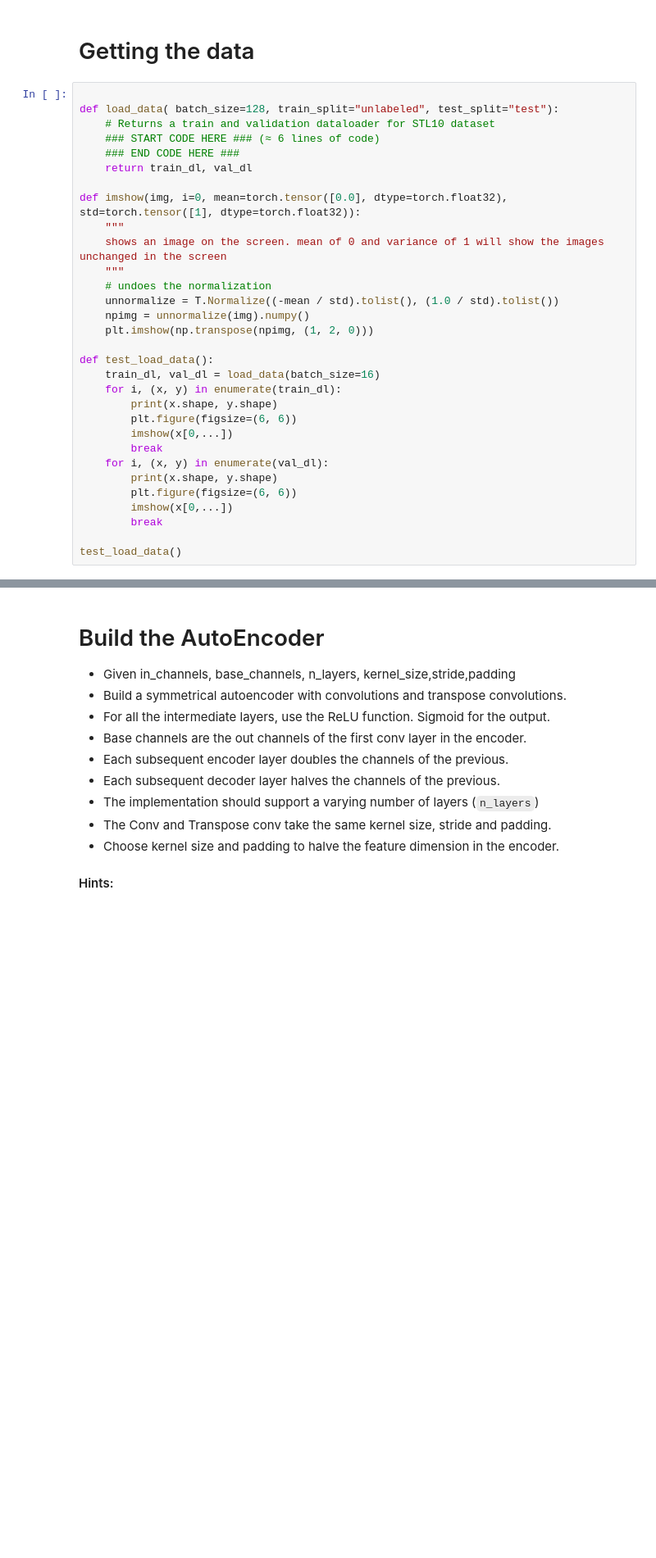
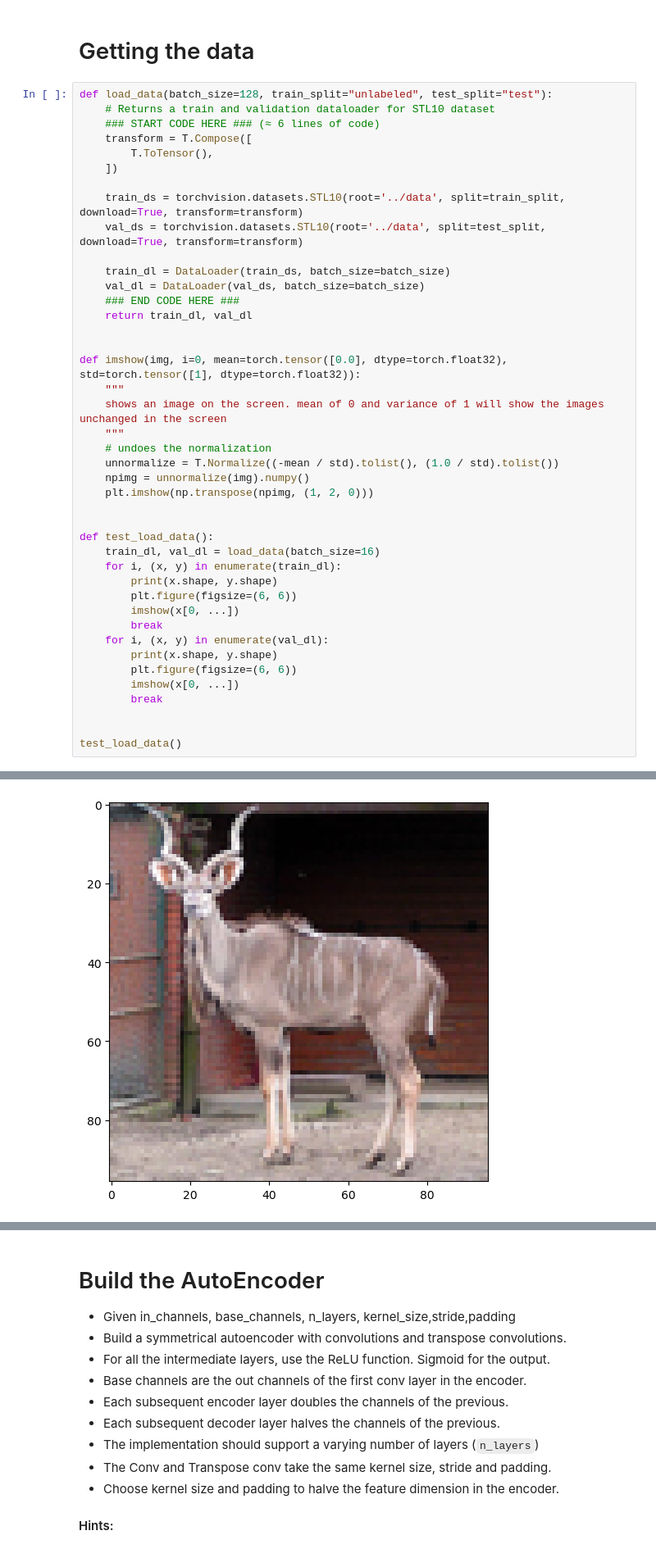
Before and after one commit to dpkass/HHU-Master-Representation-Learning, a Jupyter notebook: assignment_01/autoencoder.ipynb, the cells around one changed output, grey strips where cells are left out. Shown at 82% size. Cells and saved outputs as stored; diff of their text form; blank space fills up the shorter version.

```diff
--- a/assignment_01/autoencoder.ipynb
+++ b/assignment_01/autoencoder.ipynb
@@ -51,12 +49,21 @@ from tqdm.notebook import tqdm
 # %% [markdown]
 # Getting the data
 # %%
-
-def load_data( batch_size=128, train_split="unlabeled", test_split="test"):
+def load_data(batch_size=128, train_split="unlabeled", test_split="test"):
     # Returns a train and validation dataloader for STL10 dataset
     ### START CODE HERE ### (≈ 6 lines of code)
+    transform = T.Compose([
+        T.ToTensor(),
+    ])
+
+    train_ds = torchvision.datasets.STL10(root='../data', split=train_split, download=True, transform=transform)
+    val_ds = torchvision.datasets.STL10(root='../data', split=test_split, download=True, transform=transform)
+
+    train_dl = DataLoader(train_ds, batch_size=batch_size)
+    val_dl = DataLoader(val_ds, batch_size=batch_size)
     ### END CODE HERE ###
     return train_dl, val_dl
+
 
 def imshow(img, i=0, mean=torch.tensor([0.0], dtype=torch.float32), std=torch.tensor([1], dtype=torch.float32)):
     """
@@ -67,17 +74,20 @@ def imshow(img, i=0, mean=torch.tensor([0.0], dtype=torch.float32), std=torch.te
     npimg = unnormalize(img).numpy()
     plt.imshow(np.transpose(npimg, (1, 2, 0)))
 
+
 def test_load_data():
     train_dl, val_dl = load_data(batch_size=16)
     for i, (x, y) in enumerate(train_dl):
         print(x.shape, y.shape)
         plt.figure(figsize=(6, 6))
-        imshow(x[0,...])
+        imshow(x[0, ...])
         break
     for i, (x, y) in enumerate(val_dl):
         print(x.shape, y.shape)
         plt.figure(figsize=(6, 6))
-        imshow(x[0,...])
+        imshow(x[0, ...])
         break
 
+
 test_load_data()
+# %% [output]
@@ -83,0 +96 @@ test_load_data()
+[figure, added]
```
Also changed, not shown: parts of 15 cells of this notebook, 2 other files.
